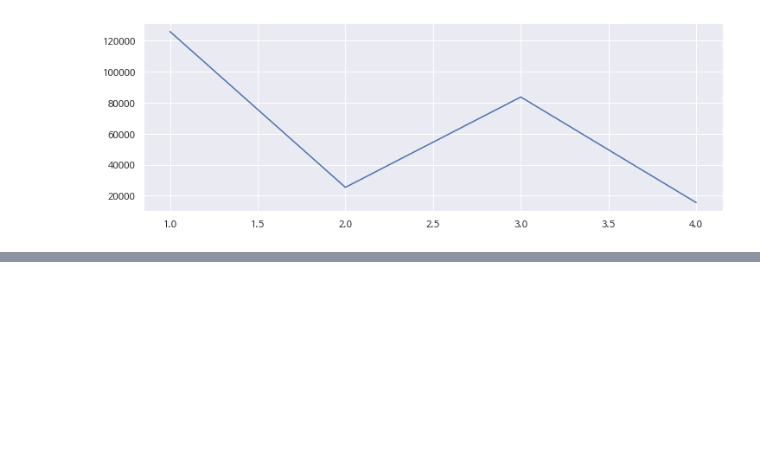
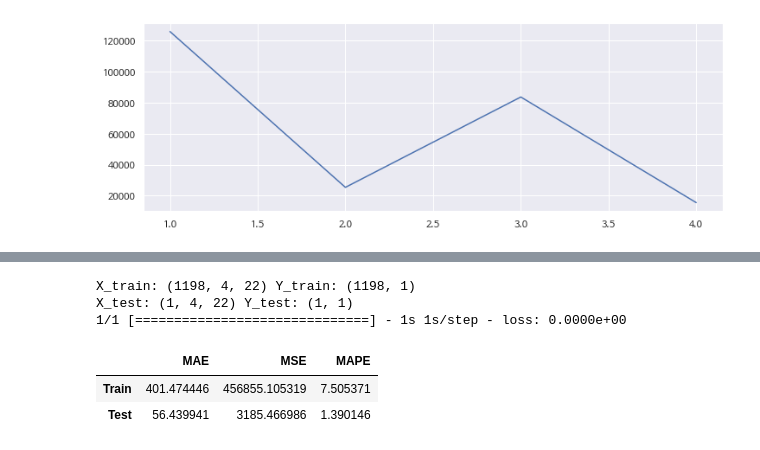
Before and after one commit to 5ohyun/Stock_SSPharm, a Jupyter notebook: 삼성제약_일주일_예측_코드.ipynb, the cells around one changed output, grey strips where cells are left out. Saved outputs shown, nothing was run; the diff lists cells and outputs as text; code cells hidden in the pictures; blank space fills up the shorter version.

```diff
--- a/삼성제약_일주일_예측_코드.ipynb
+++ b/삼성제약_일주일_예측_코드.ipynb
@@ -728,7 +728,7 @@ plt.show() #4
 [figure]
 # %%
 sequence = 4
-epoch = 20
+epoch = 30
 verbose = 0
 dropout_ratio = 0
 
@@ -808,0 +830,64 @@ plt.show() #35
+# %%
+sequence = 4
+epoch = 20
+verbose = 0
+dropout_ratio = 0
+batch_size = 30
+
+
+## X / Y Split
+X_train, Y_train = [], []
+for index in range(len(X_train_scaled) - sequence):
+    X_train.append(np.array(X_train_scaled[index: index + sequence]))
+    Y_train.append(np.ravel(Y_train_scaled[index + sequence:index + sequence + 1]))
+X_train, Y_train = np.array(X_train), np.array(Y_train)
+X_test, Y_test = [], []
+for index in range(len(X_test_scaled) - sequence):
+    X_test.append(np.array(X_test_scaled[index: index + sequence]))
+    Y_test.append(np.ravel(Y_test_scaled[index + sequence:index + sequence + 1]))
+X_test, Y_test = np.array(X_test), np.array(Y_test)
+
+## Retype and Reshape
+X_train = X_train.reshape(X_train.shape[0], sequence, -1)
+X_test = X_test.reshape(X_test.shape[0], sequence, -1)
+print('X_train:', X_train.shape, 'Y_train:', Y_train.shape)
+print('X_test:', X_test.shape, 'Y_test:', Y_test.shape)
+
+# GRU
+model = Sequential()
+model.add(GRU(128, input_shape=(X_train.shape[1], X_train.shape[2]), return_sequences=True, activation='relu'))
+model.add(Dropout(dropout_ratio))
+model.add(GRU(256, return_sequences=True, activation="relu"))
+model.add(Dropout(dropout_ratio))
+model.add(GRU(128, return_sequences=True, activation="relu"))
+model.add(Dropout(dropout_ratio))
+model.add(GRU(64, return_sequences=False, activation="relu"))
+model.add(Dropout(dropout_ratio))
+model.add(Dense(1))
+model.compile(optimizer='adam', loss='mean_squared_error')
+# model.summary()
+model_fit = model.fit(X_train, Y_train,
+                      batch_size=batch_size, epochs=epoch,
+                      verbose=verbose)
+
+# plt.plot(pd.DataFrame(model_fit.history))
+# plt.grid(True)
+# plt.show()
+
+# prediction
+Y_train_pred = model.predict(X_train)
+Y_test_pred = model.predict(X_test)
+
+# evaluation
+result = model.evaluate(X_test, Y_test_pred)
+Score_GRU, Residual_tr, Residual_te = evaluation_trte(pd.DataFrame(Y_train), Y_train_pred.flatten(),
+                                                      pd.DataFrame(Y_test), Y_test_pred.flatten(), graph_on=False)
+
+display(Score_GRU)
+# %% [output]
+X_train: (1198, 4, 22) Y_train: (1198, 1)
+X_test: (1, 4, 22) Y_test: (1, 1)
+1/1 [==============================] - 1s 1s/step - loss: 0.0000e+00
+|  | MAE | MSE | MAPE |
+| Train | 401.474446 | 456855.105319 | 7.505371 |
+| Test | 56.439941 | 3185.466986 | 1.390146 |
```
Also changed, not shown: parts of 2 cells of this notebook.
